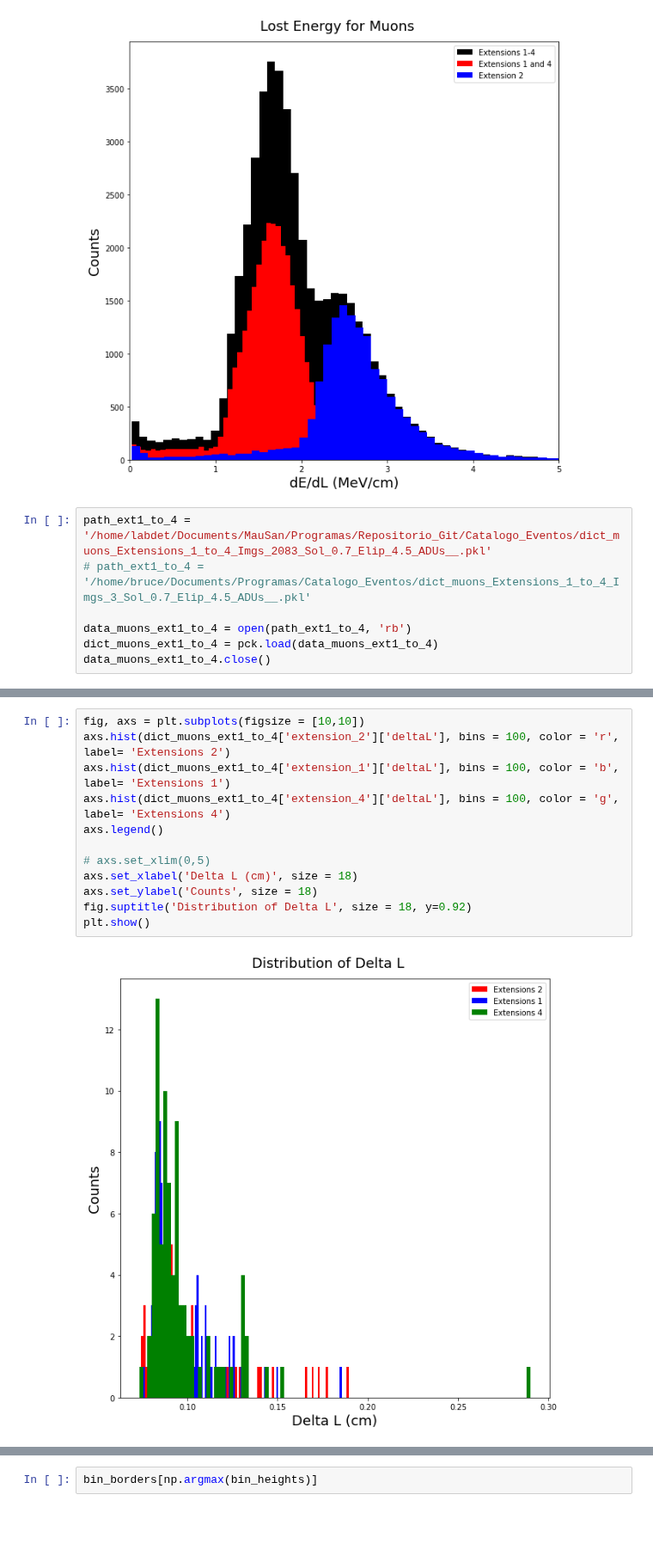
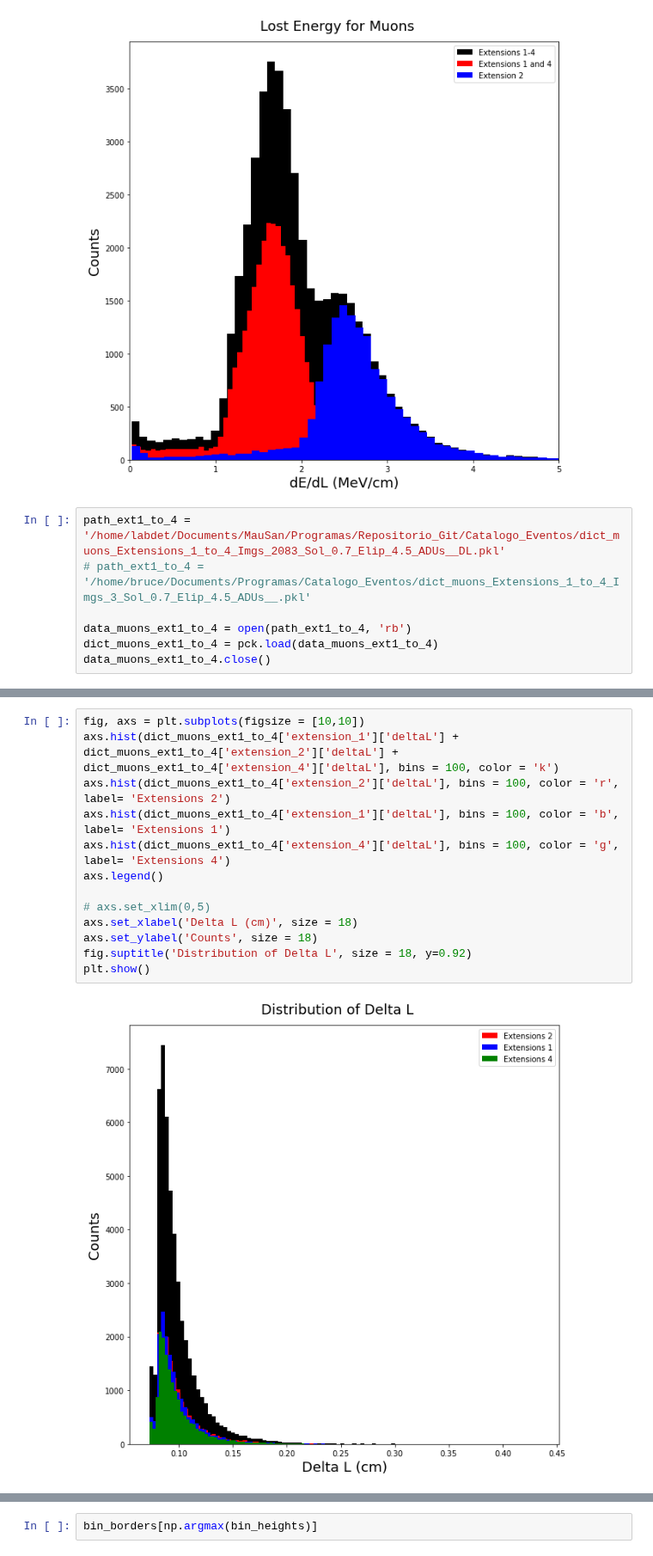
Before and after one commit to mausanram/CodigosICN, a Jupyter notebook: Catalogo_Eventos/Ajuste_Espectro.ipynb, the cells around one changed output, grey strips where cells are left out. Shown at 86% size. Drawn from its saved outputs; the diff is of its cells as text; blank space fills up the shorter version.

```diff
--- a/Catalogo_Eventos/Ajuste_Espectro.ipynb
+++ b/Catalogo_Eventos/Ajuste_Espectro.ipynb
@@ -570,7 +570,7 @@ plt.show()
 # %% [output]
 [figure]
 # %%
-path_ext1_to_4 = '/home/labdet/Documents/MauSan/Programas/Repositorio_Git/Catalogo_Eventos/dict_muons_Extensions_1_to_4_Imgs_2083_Sol_0.7_Elip_4.5_ADUs__.pkl'
+path_ext1_to_4 = '/home/labdet/Documents/MauSan/Programas/Repositorio_Git/Catalogo_Eventos/dict_muons_Extensions_1_to_4_Imgs_2083_Sol_0.7_Elip_4.5_ADUs__DL.pkl'
 # path_ext1_to_4 = '/home/bruce/Documents/Programas/Catalogo_Eventos/dict_muons_Extensions_1_to_4_Imgs_3_Sol_0.7_Elip_4.5_ADUs__.pkl'
 
 data_muons_ext1_to_4 = open(path_ext1_to_4, 'rb')
@@ -626,14 +626,15 @@ plt.show()
 # %%
 fig, axs = plt.subplots(figsize = [10,10])
+axs.hist(dict_muons_ext1_to_4['extension_1']['deltaL'] + dict_muons_ext1_to_4['extension_2']['deltaL'] + dict_muons_ext1_to_4['extension_4']['deltaL'], bins = 100, color = 'k')
 axs.hist(dict_muons_ext1_to_4['extension_2']['deltaL'], bins = 100, color = 'r', label= 'Extensions 2')
 axs.hist(dict_muons_ext1_to_4['extension_1']['deltaL'], bins = 100, color = 'b', label= 'Extensions 1')
 axs.hist(dict_muons_ext1_to_4['extension_4']['deltaL'], bins = 100, color = 'g', label= 'Extensions 4')
 axs.legend()
 
 # axs.set_xlim(0,5)
 axs.set_xlabel('Delta L (cm)', size = 18)
 axs.set_ylabel('Counts', size = 18)
 fig.suptitle('Distribution of Delta L', size = 18, y=0.92)
 plt.show()
 # %% [output]
-[figure, old version]
+[figure, new version]
```
Also changed, not shown: parts of 19 cells of this notebook, 2 other files.
